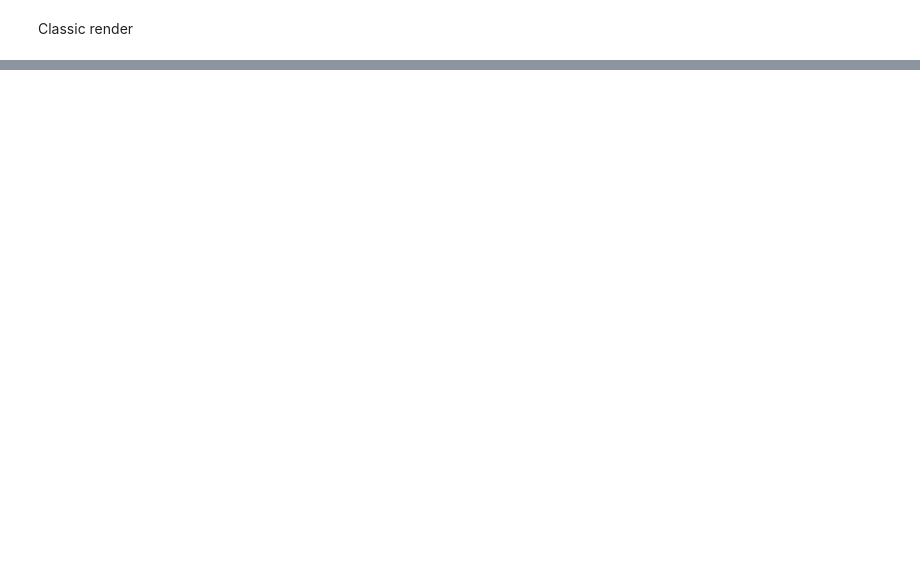
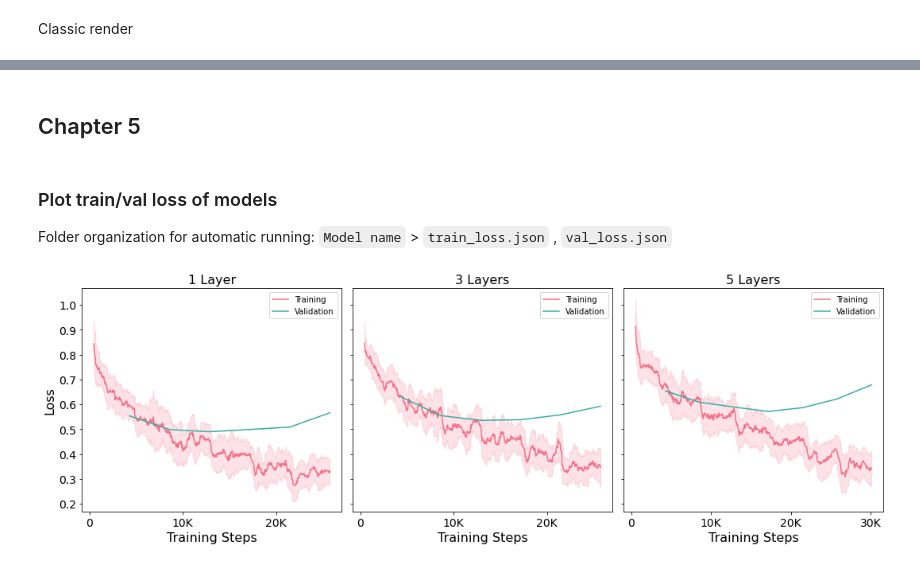
Before and after one commit to Kihansi95/ExplanationPairSentencesTasks, a Jupyter notebook: notebooks/2024-04-14 Thesis.ipynb, the cells around one changed output, grey strips where cells are left out. Cells and saved outputs as stored; diff of their text form; code cells hidden in the pictures; blank space fills up the shorter version.

```diff
--- a/notebooks/2024-04-14 Thesis.ipynb
+++ b/notebooks/2024-04-14 Thesis.ipynb
@@ -445,0 +1526,6 @@ plt.show()
+# %% [markdown]
+## Chapter 5
+# %% [markdown]
+### Plot train/val loss of models
+
+Folder organization for automatic running: `Model name` > `train_loss.json` , `val_loss.json`
@@ -445,0 +1536,67 @@ plt.show()
+# %%
+import matplotlib.pyplot as plt
+import seaborn as sns
+import pandas as pd
+
+# Set the style and color palette of the plots
+#sns.set(style="whitegrid")
+palette = sns.color_palette("husl", 2)  # Using a color-blind-friendly palette
+
+# Define the path to the directories
+base_path = '/Users/dunguyen/Developer/server_backup/historic/2023-06-05/experiments/overfitting_diagnostic'
+models = ['lstm=1', 'lstm=3', 'lstm=5']
+window_size = 20  # Window size for smoothing
+
+fig, axes = plt.subplots(nrows=1, ncols=3, figsize=(15, 5), sharey=True)
+#fig.subplots_adjust(wspace=0)
+
+# Iterate over each model
+for i, model in enumerate(models):
+    # Load training and validation loss data
+    train_loss = pd.read_csv(f'{base_path}/{model}/train_loss.csv')
+    val_loss = pd.read_csv(f'{base_path}/{model}/val_loss.csv')
+
+    # Smooth the training loss
+    #train_loss['Value'] = train_loss['Value'].rolling(window=window_size).mean()
+    rolling_train = train_loss['Value'].rolling(window=window_size)
+    train_loss['Smoothed'] = rolling_train.mean()
+    train_loss['Std'] = rolling_train.std()
+
+    # Plot training and validation losses
+    sns.lineplot(data=train_loss, x='Step', y='Smoothed', label='Training', ax=axes[i], color=palette[0])
+
+    axes[i].fill_between(train_loss['Step'], train_loss['Smoothed'] - train_loss['Std'], train_loss['Smoothed'] + train_loss['Std'], color=palette[0], alpha=0.2)
+
+    sns.lineplot(data=val_loss, x='Step', y='Value', label='Validation', ax=axes[i], color=palette[1], markers=True, markersize=10, )
+
+    # Set titles and labels
+    n_layer = int(model.split("=")[1])
+    axes[i].set_title(f'{n_layer} Layer{"s" if n_layer > 1 else ""}', fontsize=16)
+
+    # Set titles and labels, format the font size
+    n_layer = int(model.split("=")[1])
+    axes[i].set_title(f'{n_layer} Layer{"s" if n_layer > 1 else ""}', fontsize=16)
+    axes[i].set_xlabel('Training Steps', fontsize=16)
+    axes[i].set_ylabel('Loss', fontsize=16)
+    axes[i].set_xlabel('Training Steps', fontsize=16)
+    axes[i].set_ylabel('Loss', fontsize=16)
+    axes[i].tick_params(axis='x', labelsize=14)
+    axes[i].tick_params(axis='y', labelsize=14)
+
+    # Format tick labels in x-axis
+    xlabels = ['{:,.0f}'.format(x) + ('K' if x > 0 else '') for x in axes[i].get_xticks()/1000]
+    axes[i].set_xticks(axes[i].get_xticks()[1:-1]) # this avoid warning message
+    axes[i].set_xticklabels(xlabels[1:-1])
+
+
+# Set a general title
+#plt.suptitle('Learning Curves Across Different Number of bi-LSTM Layers in the e-SNLI', fontsize=20)
+
+# Improve layout
+plt.tight_layout()
+
+# Show the plot
+#plt.show()
+plt.savefig(base_path+'/learning_curves_lstm_layers.png', bbox_inches="tight", dpi=300)
+# %% [output]
+[figure, added]
```
Also changed, not shown: parts of 58 cells of this notebook, 11 other files.
